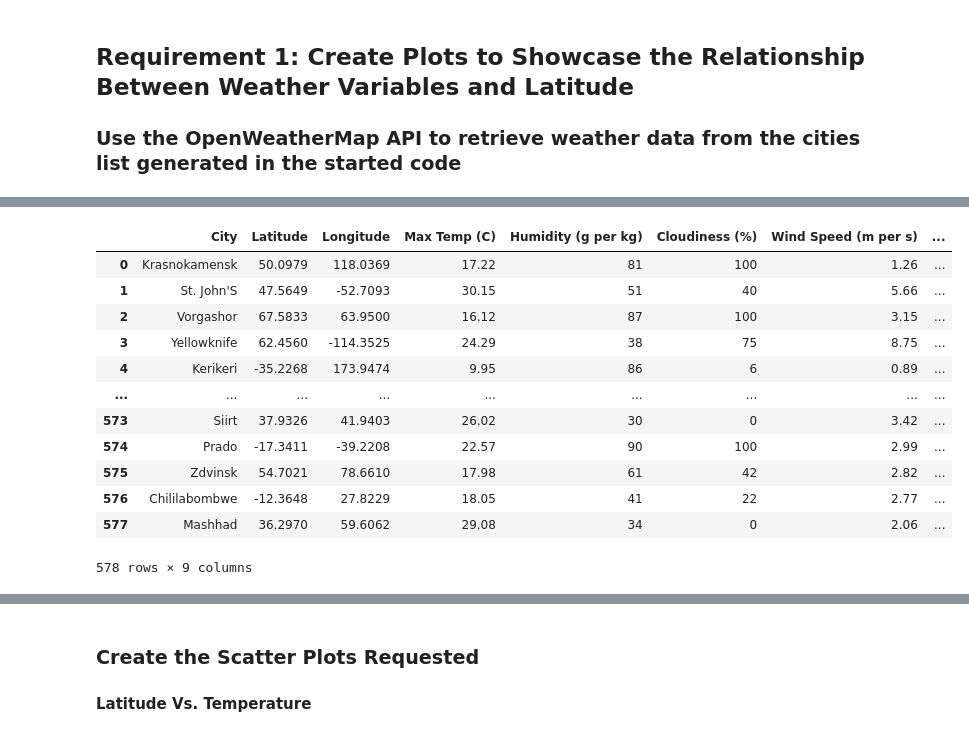
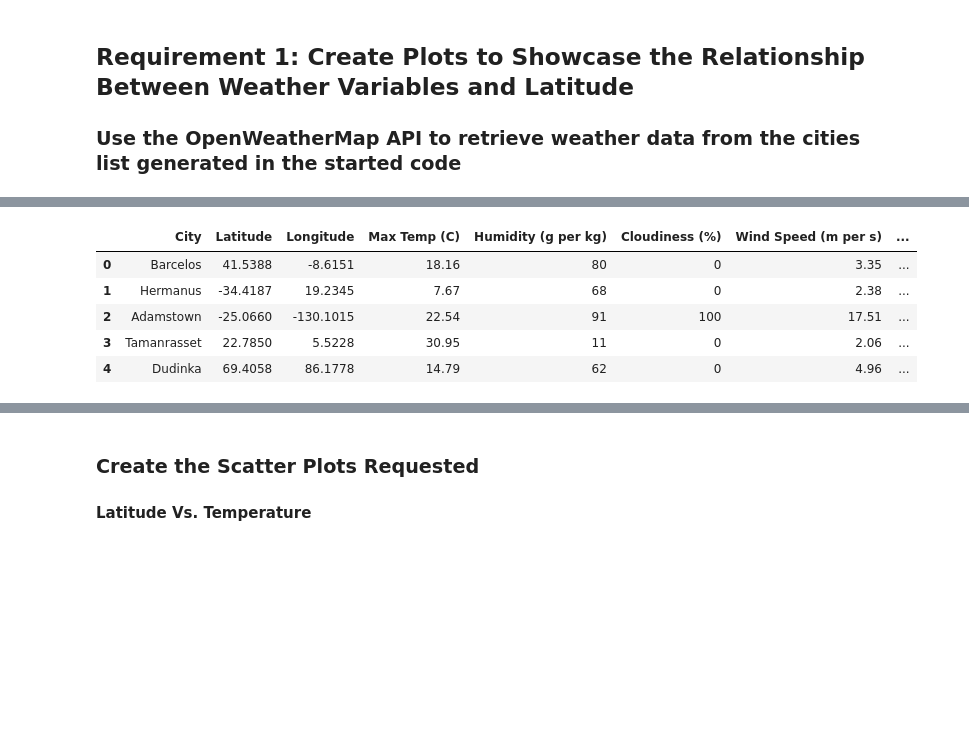
Before and after one commit to laxleary/python-api-challenge, a Jupyter notebook: WeatherPy/WeatherPy.ipynb, the cells around one changed output, grey strips where cells are left out. Drawn from its saved outputs; the diff is of its cells as text; code cells hidden in the pictures; blank space fills up the shorter version.

```diff
--- a/WeatherPy/WeatherPy.ipynb
+++ b/WeatherPy/WeatherPy.ipynb
@@ -162,34 +162,27 @@ dtype: int64
 # %%
 #Clean up column appearance for readability
 city_data_df["City"] = city_data_df["City"].str.title()
 city_data_df["Max Temp"] = city_data_df["Max Temp"]-273.15
 city_data_df = city_data_df.rename(columns = {
                     "City":"City",
                     "Lat":"Latitude",
                     "Lng":"Longitude",
                     "Max Temp": "Max Temp (C)",
                     "Humidity":"Humidity (g per kg)",
                     "Cloudiness": "Cloudiness (%)",
                     "Wind Speed": "Wind Speed (m per s)",
                     "Country":"Country",
                     "Date":"Date"})
 
 # Display sample data
-city_data_df
+city_data_df.head()
 # %% [output]
 |  | City | Latitude | Longitude | Max Temp (C) | Humidity (g per kg) | Cloudiness (%) | Wind Speed (m per s) | ... |
-| 0 | Krasnokamensk | 50.0979 | 118.0369 | 17.22 | 81 | 100 | 1.26 | ... |
-| 1 | St. John'S | 47.5649 | -52.7093 | 30.15 | 51 | 40 | 5.66 | ... |
-| 2 | Vorgashor | 67.5833 | 63.9500 | 16.12 | 87 | 100 | 3.15 | ... |
-| 3 | Yellowknife | 62.4560 | -114.3525 | 24.29 | 38 | 75 | 8.75 | ... |
-| 4 | Kerikeri | -35.2268 | 173.9474 | 9.95 | 86 | 6 | 0.89 | ... |
-| ... | ... | ... | ... | ... | ... | ... | ... | ... |
-| 573 | Siirt | 37.9326 | 41.9403 | 26.02 | 30 | 0 | 3.42 | ... |
-| 574 | Prado | -17.3411 | -39.2208 | 22.57 | 90 | 100 | 2.99 | ... |
-| 575 | Zdvinsk | 54.7021 | 78.6610 | 17.98 | 61 | 42 | 2.82 | ... |
-| 576 | Chililabombwe | -12.3648 | 27.8229 | 18.05 | 41 | 22 | 2.77 | ... |
-| 577 | Mashhad | 36.2970 | 59.6062 | 29.08 | 34 | 0 | 2.06 | ... |
+| 0 | Barcelos | 41.5388 | -8.6151 | 18.16 | 80 | 0 | 3.35 | ... |
+| 1 | Hermanus | -34.4187 | 19.2345 | 7.67 | 68 | 0 | 2.38 | ... |
+| 2 | Adamstown | -25.0660 | -130.1015 | 22.54 | 91 | 100 | 17.51 | ... |
+| 3 | Tamanrasset | 22.7850 | 5.5228 | 30.95 | 11 | 0 | 2.06 | ... |
+| 4 | Dudinka | 69.4058 | 86.1778 | 14.79 | 62 | 0 | 4.96 | ... |
-578 rows × 9 columns
 # %%
 # Export the City_Data into a csv
 city_data_df.to_csv("output_data/cities.csv", index_label="City_ID")
```
Also changed, not shown: parts of 18 cells of this notebook, 1 other file.
